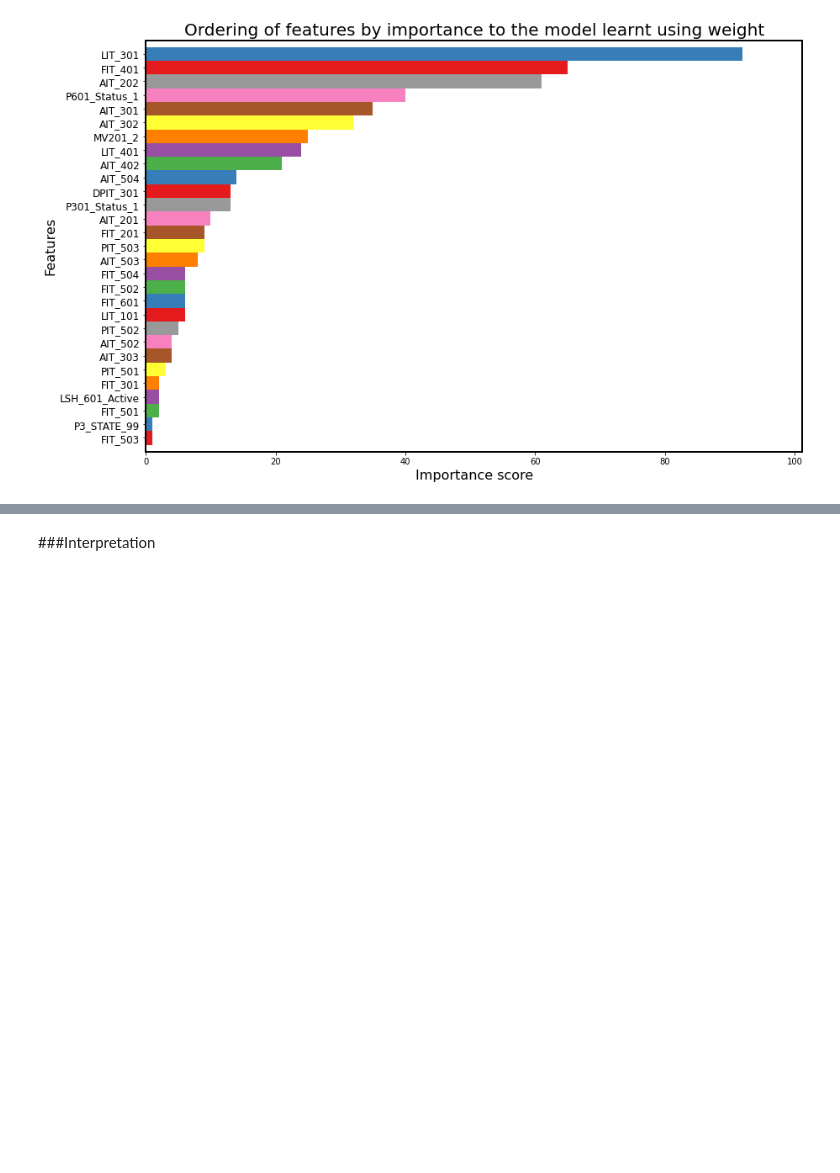
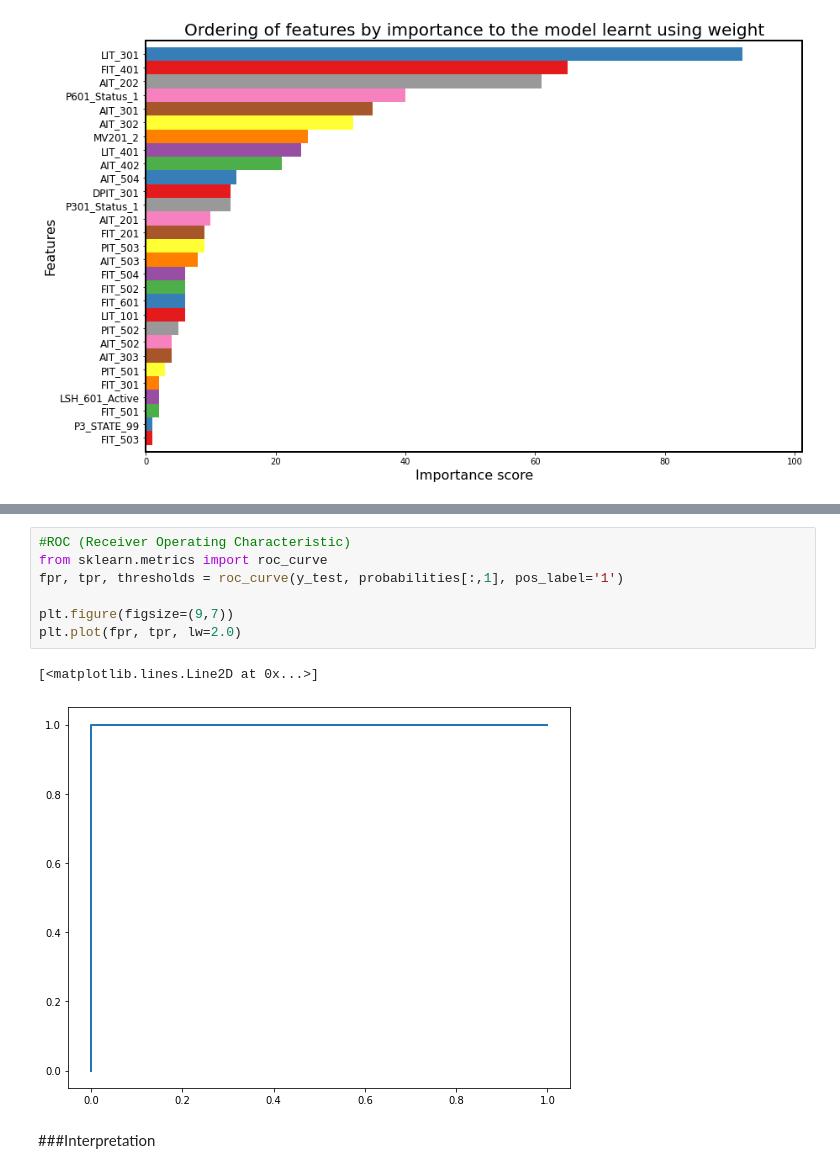
Before and after one commit to lnassabain/Anomaly-detection-and-prediction-for-Water-treatment-system, a Jupyter notebook: clean_data.ipynb, the cells around one changed output, grey strips where cells are left out. Cells and saved outputs as stored; diff of their text form; blank space fills up the shorter version.

```diff
--- a/clean_data.ipynb
+++ b/clean_data.ipynb
@@ -1020,3 +1042,13 @@ to_graphviz(clf)
+# %%
+#ROC (Receiver Operating Characteristic)
+from sklearn.metrics import roc_curve
+fpr, tpr, thresholds = roc_curve(y_test, probabilities[:,1], pos_label='1')
+
+plt.figure(figsize=(9,7))
+plt.plot(fpr, tpr, lw=2.0)
+# %% [output]
+[<matplotlib.lines.Line2D at 0x...>]
+[figure, added]
 # %% [markdown]
 ###Interpretation
 # %%
```
Also changed, not shown: parts of 4 cells of this notebook.
